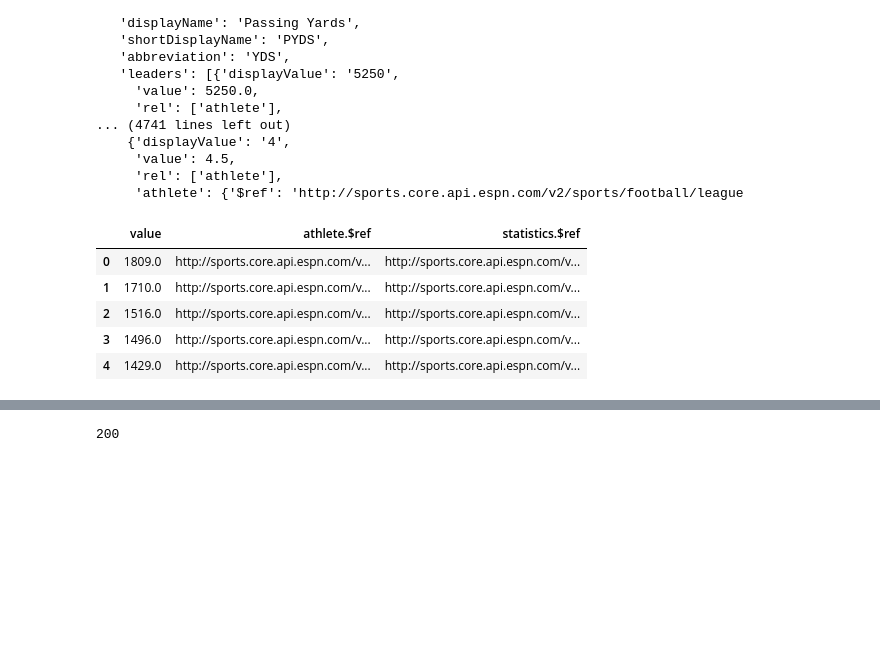
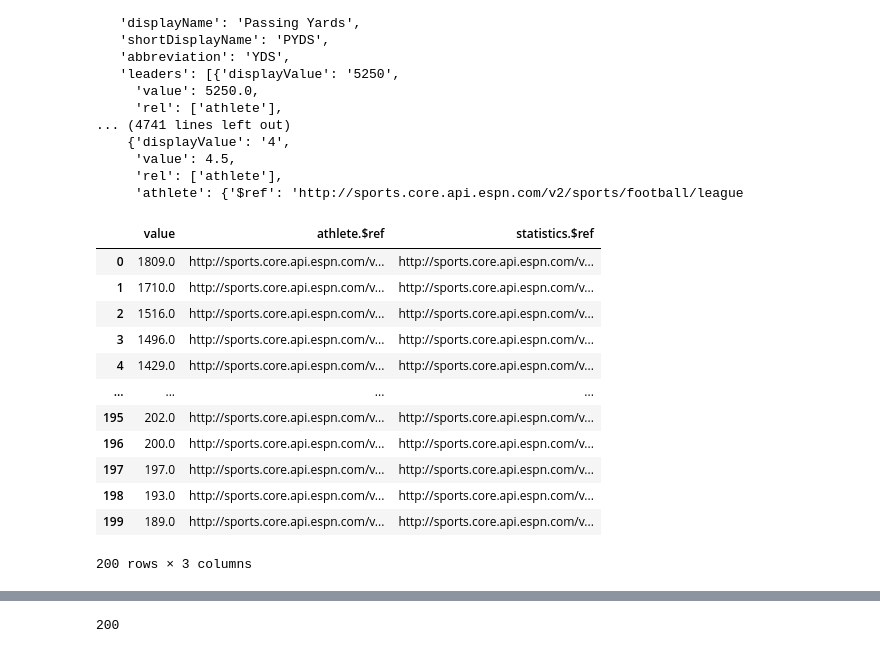
Before and after one commit to ColeDM-2020/INST414-Project, a Jupyter notebook: NFL_API_DATABASE.ipynb, the cells around one changed output, grey strips where cells are left out. Saved outputs shown, nothing was run; the diff lists cells and outputs as text; code cells hidden in the pictures; blank space fills up the shorter version.

```diff
--- a/NFL_API_DATABASE.ipynb
+++ b/NFL_API_DATABASE.ipynb
@@ -152,15 +154,22 @@ resp2_obj
 # %%
 players2 = (resp2_obj['categories'][2]['leaders'])
 players3 = pd.json_normalize(players2)
 players4 = players3[['value', 'athlete.$ref', 'statistics.$ref']].dropna()
-players4.head()
+players4
 # %% [output]
 |  | value | athlete.$ref | statistics.$ref |
 | 0 | 1809.0 | http://sports.core.api.espn.com/v... | http://sports.core.api.espn.com/v... |
 | 1 | 1710.0 | http://sports.core.api.espn.com/v... | http://sports.core.api.espn.com/v... |
 | 2 | 1516.0 | http://sports.core.api.espn.com/v... | http://sports.core.api.espn.com/v... |
 | 3 | 1496.0 | http://sports.core.api.espn.com/v... | http://sports.core.api.espn.com/v... |
 | 4 | 1429.0 | http://sports.core.api.espn.com/v... | http://sports.core.api.espn.com/v... |
+| ... | ... | ... | ... |
+| 195 | 202.0 | http://sports.core.api.espn.com/v... | http://sports.core.api.espn.com/v... |
+| 196 | 200.0 | http://sports.core.api.espn.com/v... | http://sports.core.api.espn.com/v... |
+| 197 | 197.0 | http://sports.core.api.espn.com/v... | http://sports.core.api.espn.com/v... |
+| 198 | 193.0 | http://sports.core.api.espn.com/v... | http://sports.core.api.espn.com/v... |
+| 199 | 189.0 | http://sports.core.api.espn.com/v... | http://sports.core.api.espn.com/v... |
+200 rows × 3 columns
 # %%
 i = 0
 lead = players4['athlete.$ref']
```
Also changed, not shown: parts of 18 cells of this notebook.
